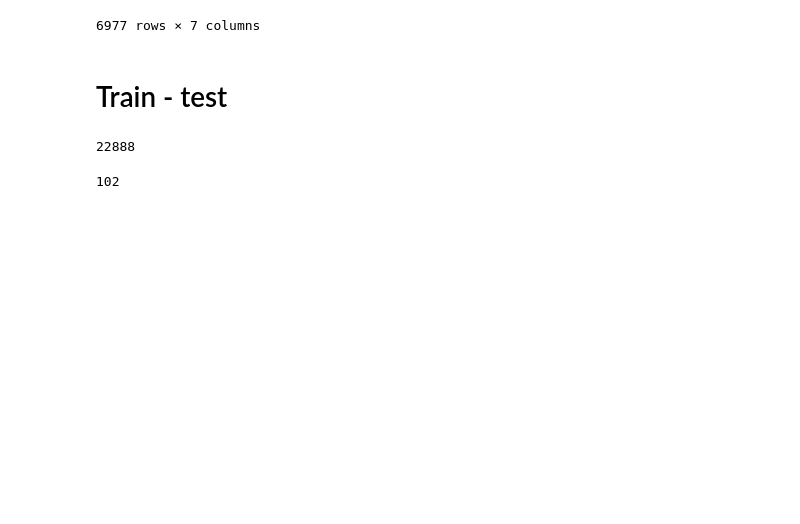
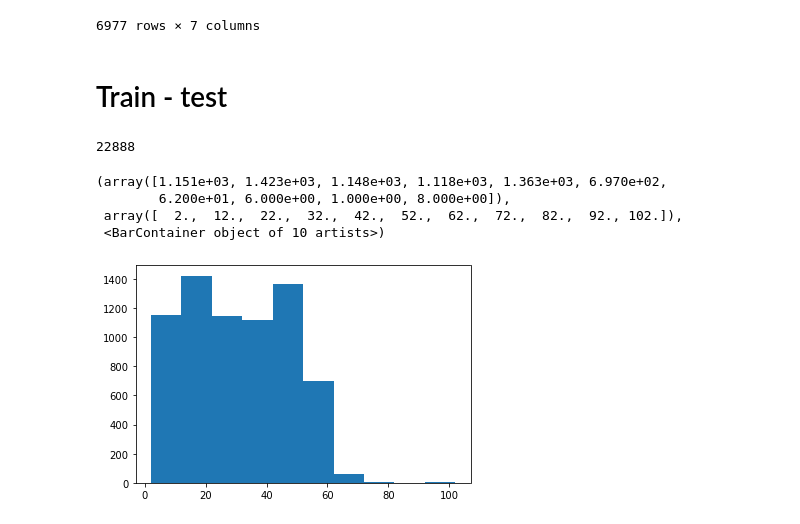
Before and after one commit to OscarAlvaradoM/sEXism-Identification-in-Social-neTworks, a Jupyter notebook: notebooks/RNN.ipynb, the cells around one changed output. Cells and saved outputs as stored; diff of their text form; code cells hidden in the pictures; blank space fills up the shorter version.

```diff
--- a/notebooks/RNN.ipynb
+++ b/notebooks/RNN.ipynb
@@ -103,9 +104,13 @@ len(vocab)
 # %%
 lens = [len(tweet) for tweet in tweets]
 maxlen = max(lens)
-maxlen
+plt.hist(lens)
 # %% [output]
-102
+(array([1.151e+03, 1.423e+03, 1.148e+03, 1.118e+03, 1.363e+03, 6.970e+02,
+        6.200e+01, 6.000e+00, 1.000e+00, 8.000e+00]),
+ array([  2.,  12.,  22.,  32.,  42.,  52.,  62.,  72.,  82.,  92., 102.]),
+ <BarContainer object of 10 artists>)
+[figure, added]
 # %%
 class sEXIST2021Dataset:
     def __init__(self, tweets, labels, vocab, maxlen=None):
```
Also changed, not shown: parts of 11 cells of this notebook, 1 other file.
